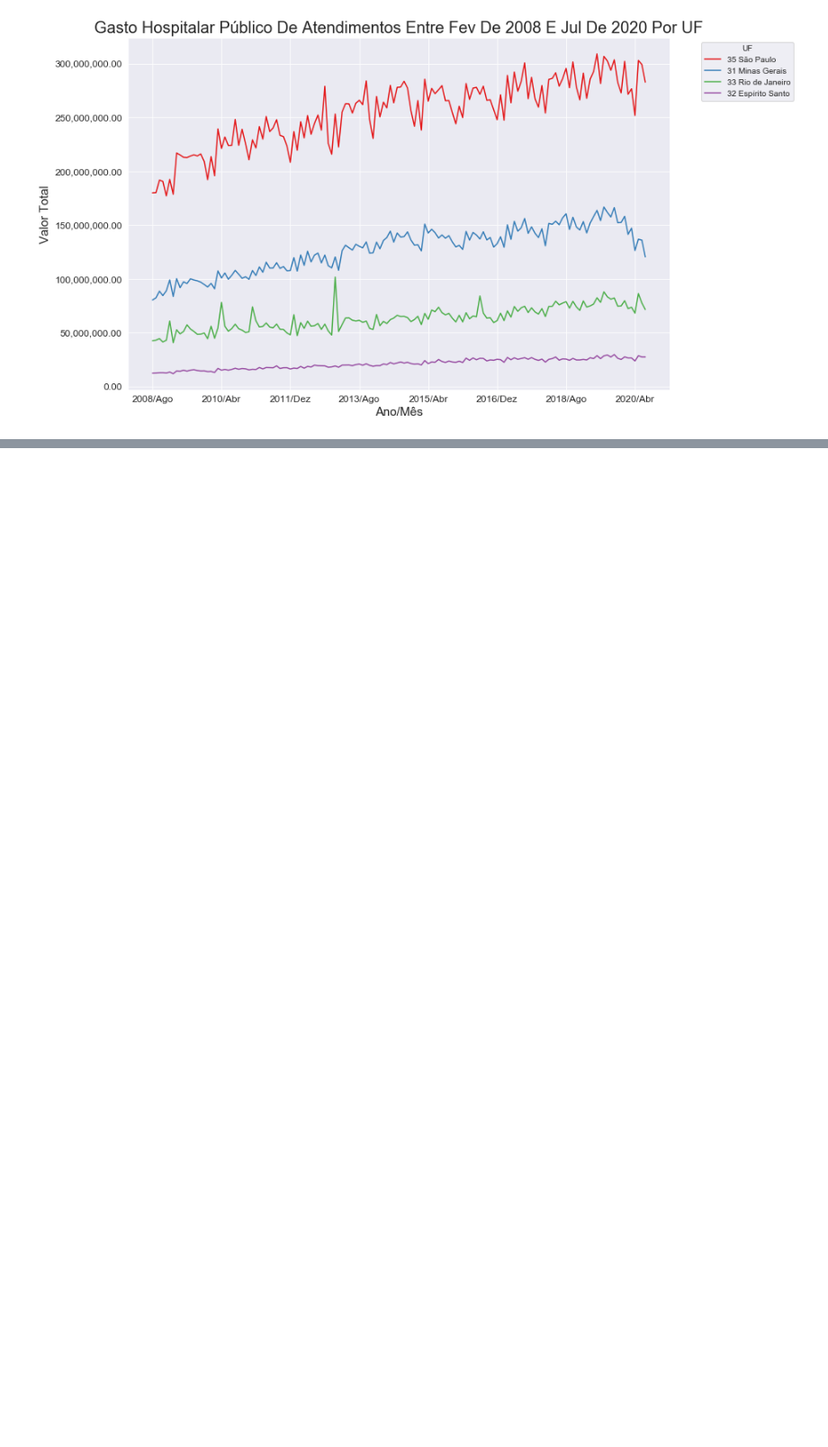
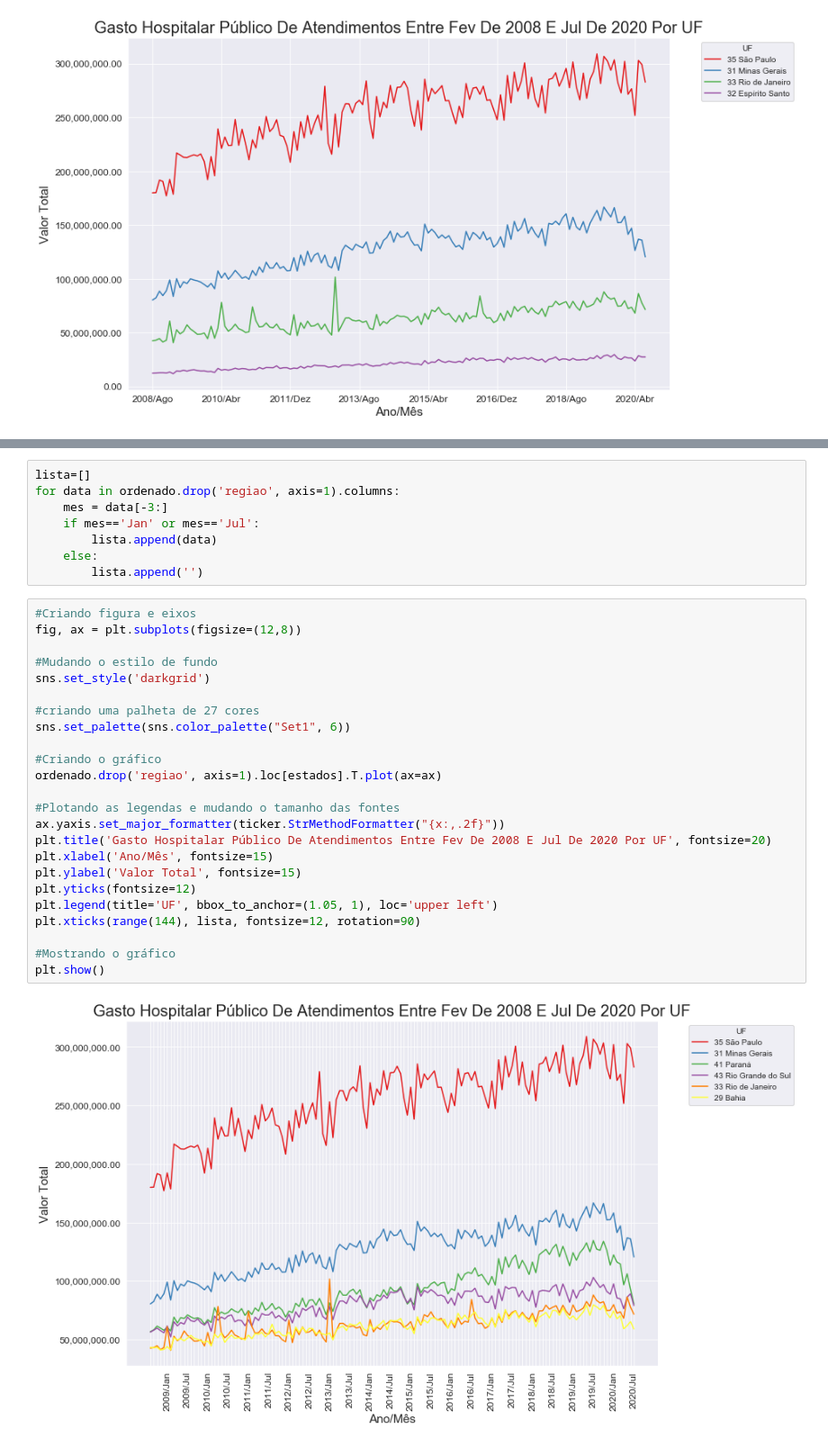
Before and after one commit to PedroHCAlmeida/Bootcamp_alura, a Jupyter notebook: Modulo_1/notebooks/Aula_2_3.ipynb, the cells around one changed output, grey strips where cells are left out. Shown at 90% size. Saved outputs shown, nothing was run; the diff lists cells and outputs as text; blank space fills up the shorter version.

```diff
--- a/Modulo_1/notebooks/Aula_2_3.ipynb
+++ b/Modulo_1/notebooks/Aula_2_3.ipynb
@@ -373,0 +403,34 @@ plt.show()
+# %%
+lista=[]
+for data in ordenado.drop('regiao', axis=1).columns:
+    mes = data[-3:]
+    if mes=='Jan' or mes=='Jul':
+        lista.append(data)
+    else:
+        lista.append('')
+# %%
+#Criando figura e eixos
+fig, ax = plt.subplots(figsize=(12,8))
+
+#Mudando o estilo de fundo
+sns.set_style('darkgrid')
+
+#criando uma palheta de 27 cores
+sns.set_palette(sns.color_palette("Set1", 6))
+
+#Criando o gráfico
+ordenado.drop('regiao', axis=1).loc[estados].T.plot(ax=ax)
+
+#Plotando as legendas e mudando o tamanho das fontes
+ax.yaxis.set_major_formatter(ticker.StrMethodFormatter("{x:,.2f}"))
+plt.title('Gasto Hospitalar Público De Atendimentos Entre Fev De 2008 E Jul De 2020 Por UF', fontsize=20)
+plt.xlabel('Ano/Mês', fontsize=15)
+plt.ylabel('Valor Total', fontsize=15)
+plt.yticks(fontsize=12)
+plt.legend(title='UF', bbox_to_anchor=(1.05, 1), loc='upper left')
+plt.xticks(range(144), lista, fontsize=12, rotation=90)
+
+#Mostrando o gráfico
+plt.show()
+# %% [output]
+[figure, added]
```
Also changed, not shown: parts of 16 cells of this notebook.
